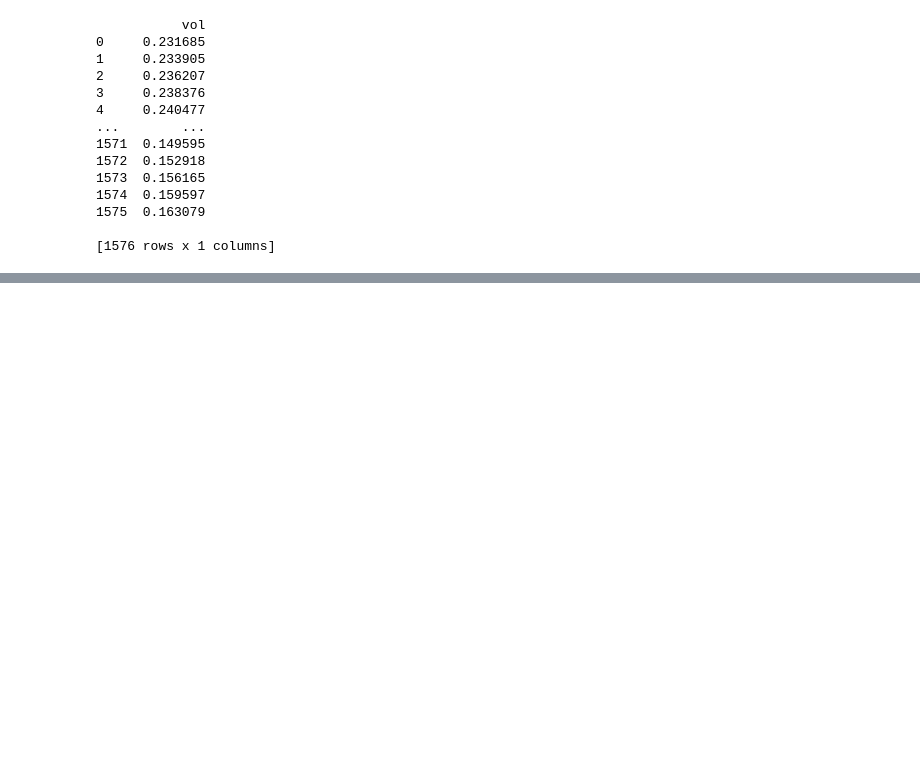
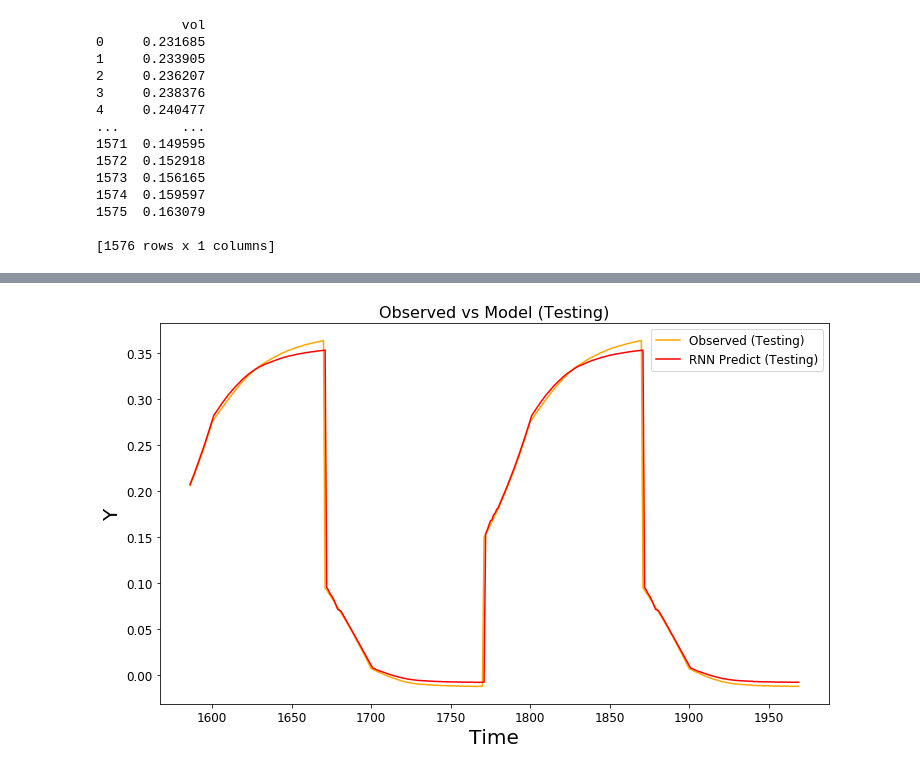
Before and after one commit to mfrdixon/alpha-RNN, a Jupyter notebook: KerasLayer.ipynb, the cells around one changed output, grey strips where cells are left out. Saved outputs shown, nothing was run; the diff lists cells and outputs as text; code cells hidden in the pictures; blank space fills up the shorter version.

```diff
--- a/KerasLayer.ipynb
+++ b/KerasLayer.ipynb
@@ -569,6 +569,8 @@ x_test_reg = pd.concat(x_test_list, axis=1)
 x_test_reg = x_test_reg.iloc[:, col_ords]
 y_test_reg = df_test.loc[x_test_reg.index, [target]].values
 x_test_reg = np.reshape(x_test_reg.values, (x_test_reg.shape[0], np.int(x_test_reg.shape[1]/len(use_features)), len(use_features)))
+# %%
+es = EarlyStopping(monitor='val_loss', mode='min', verbose=1, patience=5, min_delta=1e-3)
 # %%
 hidden_units=5
 l1_reg=0
@@ -577,4 +579,4 @@ reg_model.add(MySimpleRNN(hidden_units, activation='tanh', input_shape=(x_train_
 reg_model.add(Dense(1, kernel_initializer='normal', kernel_regularizer=l1(l1_reg)))
 #reg_model.add(Dropout(0.2))
 reg_model.compile(loss='mean_squared_error', optimizer='adam')
-reg_model.fit(x_train_reg,y_train_reg,epochs=1000, batch_size=100)
+reg_model.fit(x_train_reg,y_train_reg,epochs=2000, batch_size=100,callbacks=[es])
@@ -599,0 +585,3 @@ KeyboardInterrupt: ignored
+# %%
+alpha_rnn_pred_train = reg_model.predict(x_train_reg, verbose=1)
+alpha_rnn_pred_test = reg_model.predict(x_test_reg, verbose=1)
@@ -599,0 +591,12 @@ KeyboardInterrupt: ignored
+# %%
+fig = plt.figure(figsize=(12,7))
+test_line_real = plt.plot(df_test.index[n_steps:], df_test[use_feature][n_steps:], color="orange", label="Observed (Testing)")
+test_line_pred = plt.plot(df_test.index[n_steps:], alpha_rnn_pred_test[:, 0], color="red", label="RNN Predict (Testing)")
+plt.legend(loc="best", fontsize=12)
+plt.title('Observed vs Model (Testing)', fontsize=16)
+plt.xlabel('Time', fontsize=20)
+plt.ylabel('Y', fontsize=20)
+
+plt.show()
+# %% [output]
+[figure, added]
```
Also changed, not shown: parts of 7 cells of this notebook.
